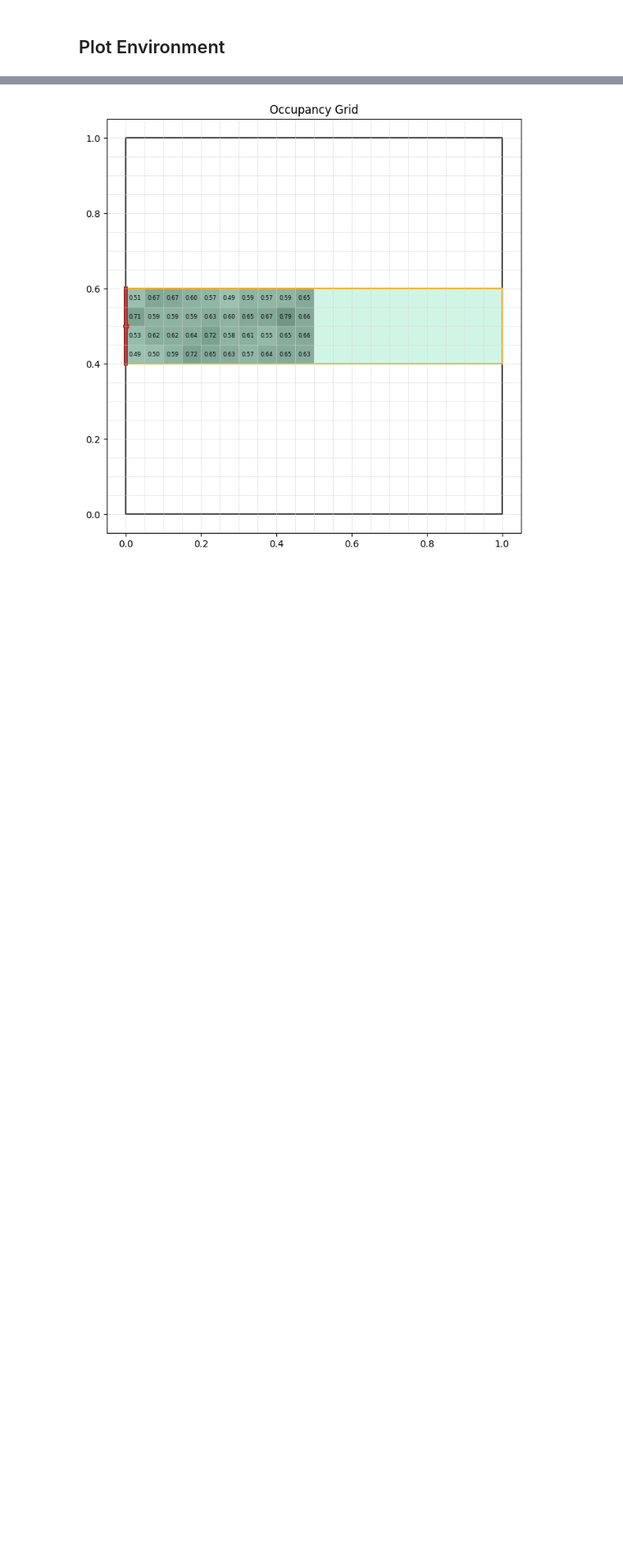
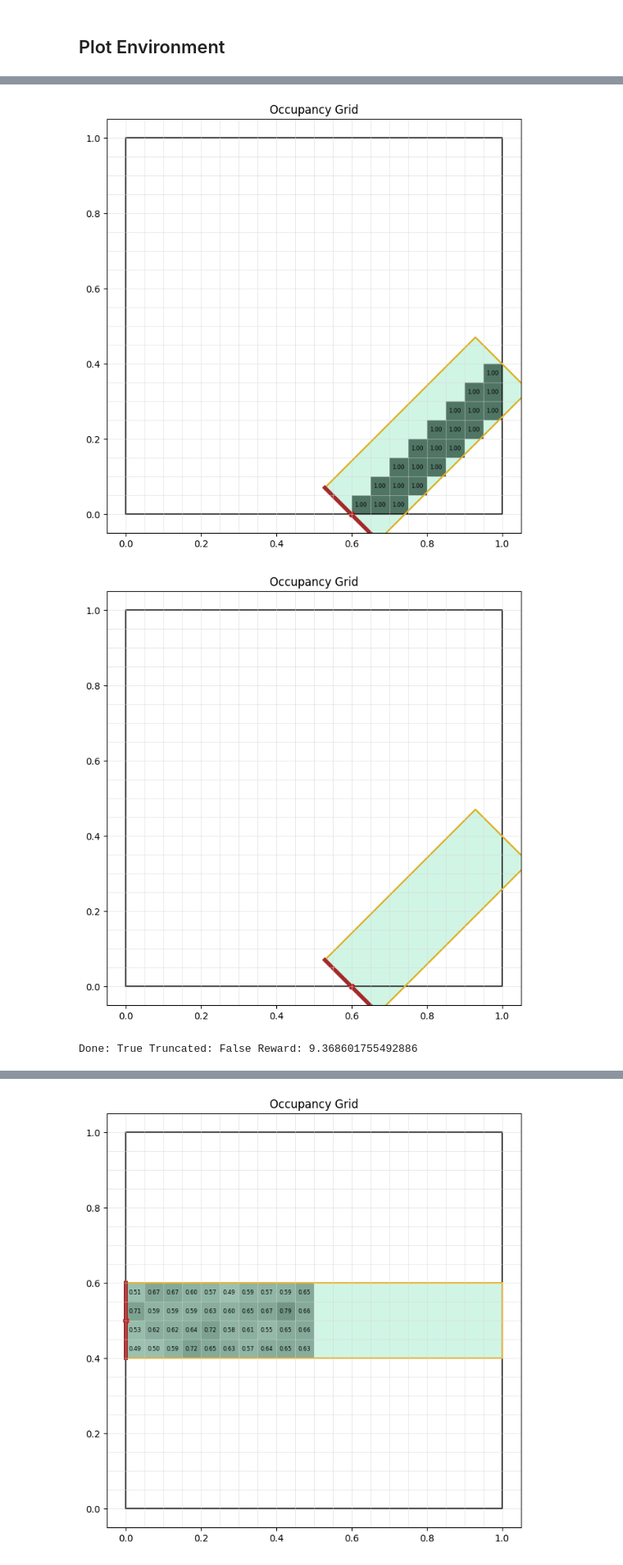
Before and after one commit to CearLab/earth_moving, a Jupyter notebook: earth_moving/clutter/mcts_vanilla_v1/test_v1.ipynb, the cells around one changed output, grey strips where cells are left out. Shown at 82% size. Cells and saved outputs as stored; diff of their text form; code cells hidden in the pictures; blank space fills up the shorter version.

```diff
--- a/earth_moving/clutter/mcts_vanilla_v1/test_v1.ipynb
+++ b/earth_moving/clutter/mcts_vanilla_v1/test_v1.ipynb
@@ -108,8 +100,10 @@ coverage_threshold = 0.95  # Coverage threshold for stopping
 # %%
-delta_s_options = list(np.arange(-int(len(boundary_points)/2), int(len(boundary_points)/2), 2))
+# delta_s_options = list(np.arange(-int(len(boundary_points)/2), int(len(boundary_points)/2), 2))
 # delta_s_options = list(np.arange(-int(len(boundary_points)/2), int(len(boundary_points)/2), 4))
 # delta_s_options = list(np.arange(-int(len(boundary_points)/2), int(len(boundary_points)/2)))
 # delta_s_options = list(np.arange(-int(len(boundary_points)/4), int(len(boundary_points)/4), 2))
 print(np.shape(delta_s_options))
 print(delta_s_options)
+print(np.shape(theta_options))
+print(theta_options)
 # %% [output]
@@ -119,11 +116,11 @@ print(delta_s_options)
 preprocess = PreprocessEnvironment(
     boundary_points=boundary_points,
     push_width=shovel_width,
-    stochasticity=True,
+    stochasticity=stochasity,
     grid_size=grid_size,
-    binary_grid=False
+    binary_grid=binary_grid
     )
 
-density_grid = preprocess.particles_to_density_grid(particles, 1000, bounding_box, particle_radius_world)
-print(density_grid.shape)
+binary_img = preprocess.particles_to_binary_img(particles, 1000, bounding_box, particle_radius_world)
+print(binary_img.shape)
 # %% [output]
@@ -242,0 +209,52 @@ New start idx: 50
+# %%
+pushes = []
+state, info = env.reset()
+push_env = env.get_push_env()
+
+prev_state = state
+s_before = prev_state['s_idx']
+delta_s = -12
+theta = np.pi/4
+action = (delta_s, theta)
+
+if isinstance(action, (int, np.integer)):
+    delta_s, theta = push_env.action_space[action]
+else:
+    delta_s, theta = action
+
+state, reward, done, truncated, info = env.step(action)
+
+new_s_idx = (s_before + delta_s) % push_env.boundary_len
+start_point = np.array(push_env.boundary_points[new_s_idx])
+alpha = push_env.transform_theta_to_absolute(theta, start_point)
+direction = np.array([np.cos(alpha), np.sin(alpha)])
+pushes.append((start_point, direction))
+
+env.draw_grid_environment(prev_state['grid_mask'], pushes=pushes, current_push=(start_point, direction))
+env.draw_grid_environment(state['grid_mask'], pushes=pushes, current_push=(start_point, direction))
+print("Done:", done, "Truncated:", truncated, "Reward:", reward)
+
+prev_state = state
+s_before = prev_state['s_idx']
+action = (-2, -np.pi/4)
+
+if isinstance(action, (int, np.integer)):
+    delta_s, theta = push_env.action_space[action]
+else:
+    delta_s, theta = action
+
+state, reward, done, truncated, info = env.step(action)
+
+new_s_idx = (s_before + delta_s) % push_env.boundary_len
+start_point = np.array(push_env.boundary_points[new_s_idx])
+alpha = push_env.transform_theta_to_absolute(theta, start_point)
+direction = np.array([np.cos(alpha), np.sin(alpha)])
+pushes.append((start_point, direction))
+
+env.draw_grid_environment(prev_state['grid_mask'], pushes=pushes, current_push=(start_point, direction))
+env.draw_grid_environment(state['grid_mask'], pushes=pushes, current_push=(start_point, direction))
+print("Done:", done, "Truncated:", truncated, "Reward:", reward)
+# %% [output]
+[figure, added]
+[figure, added]
+Done: True Truncated: False Reward: 9.368601755492886
```
Also changed, not shown: parts of 16 cells of this notebook, 6 other files.
